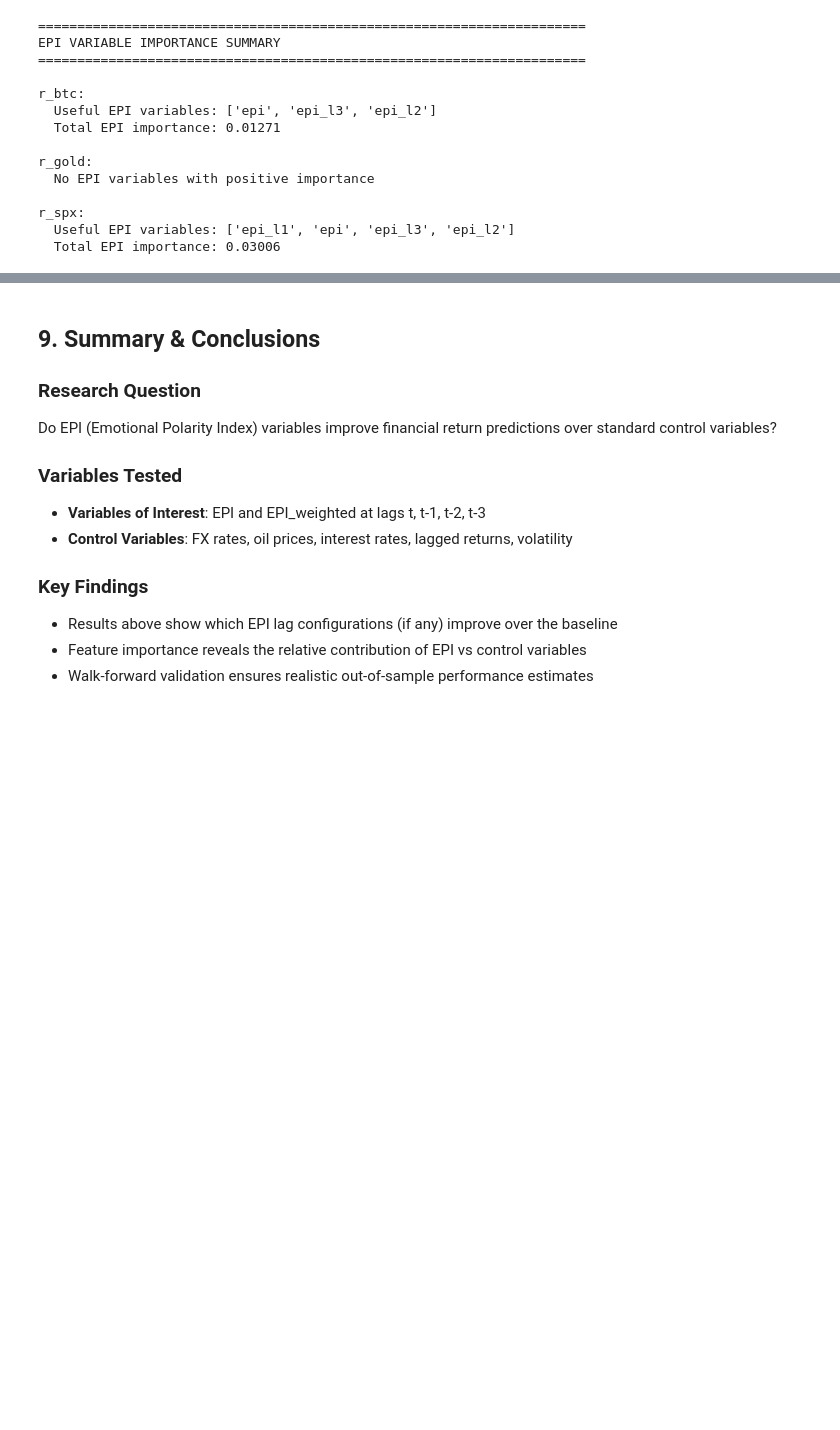
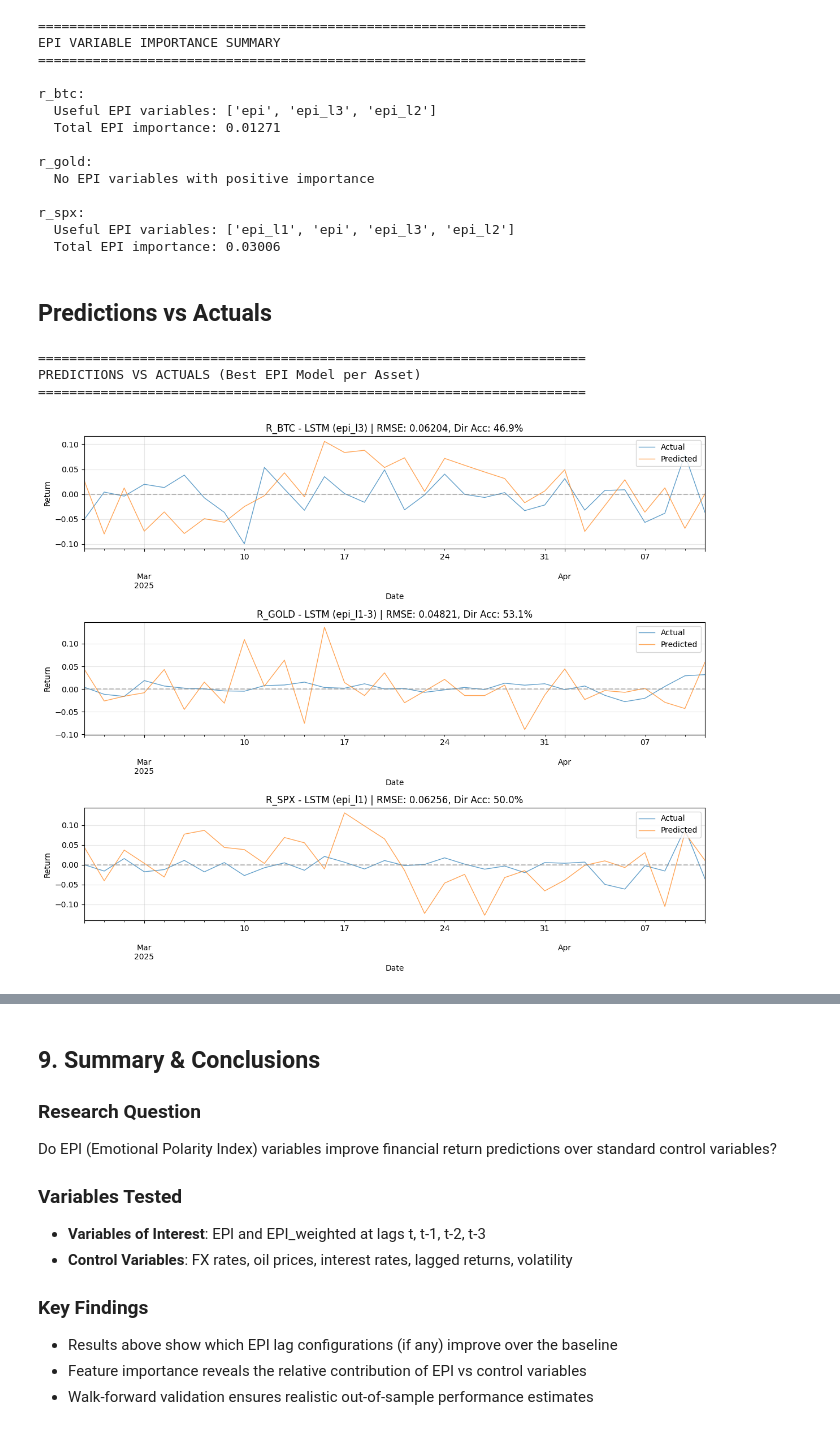
Before and after one commit to isom-ds/youtube-emotion-financial-modelling, a Jupyter notebook: 514_financial_lstm_mlx.ipynb, the cells around one changed output, grey strips where cells are left out. Drawn from its saved outputs; the diff is of its cells as text; code cells hidden in the pictures; blank space fills up the shorter version.

Commit message:
add prediction visualisation

```diff
--- a/514_financial_lstm_mlx.ipynb
+++ b/514_financial_lstm_mlx.ipynb
@@ -1357,3 +1357,51 @@ r_gold:
 r_spx:
   Useful EPI variables: ['epi_l1', 'epi', 'epi_l3', 'epi_l2']
   Total EPI importance: 0.03006
+# %% [markdown]
+## Predictions vs Actuals
+# %%
+# Plot predictions vs actuals for the best model per asset
+print("=" * 70)
+print("PREDICTIONS VS ACTUALS (Best EPI Model per Asset)")
+print("=" * 70)
+
+fig, axes = plt.subplots(3, 1, figsize=(12, 10))
+
+# Best models from our analysis
+best_models = {
+    'r_btc': 'epi_l3',
+    'r_gold': 'epi_l1-3',
+    'r_spx': 'epi_l1'
+}
+
+for idx, asset in enumerate(assets):
+    best_model = best_models[asset]
+    result = results[best_model][asset]  # results[model_type][asset]
+
+    ax = axes[idx]
+
+    # Get predictions and actuals from walk-forward results
+    preds = result['predictions']
+    actuals = result['actuals']
+
+    # Plot actual vs predicted
+    actuals.plot(ax=ax, label='Actual', alpha=0.7, linewidth=1)
+    preds.plot(ax=ax, label='Predicted', alpha=0.7, linewidth=1)
+
+    rmse = result['rmse']
+    dir_acc = result['dir_acc']
+
+    ax.set_title(f"{asset.upper()} - LSTM ({best_model}) | RMSE: {rmse:.5f}, Dir Acc: {dir_acc:.1f}%")
+    ax.set_xlabel('Date')
+    ax.set_ylabel('Return')
+    ax.legend(loc='upper right')
+    ax.axhline(y=0, color='gray', linestyle='--', alpha=0.5)
+    ax.grid(True, alpha=0.3)
+
+plt.tight_layout()
+plt.show()
+# %% [output]
+======================================================================
+PREDICTIONS VS ACTUALS (Best EPI Model per Asset)
+======================================================================
+[figure, added]
```
Also changed, not shown: parts of 2 cells of this notebook.
